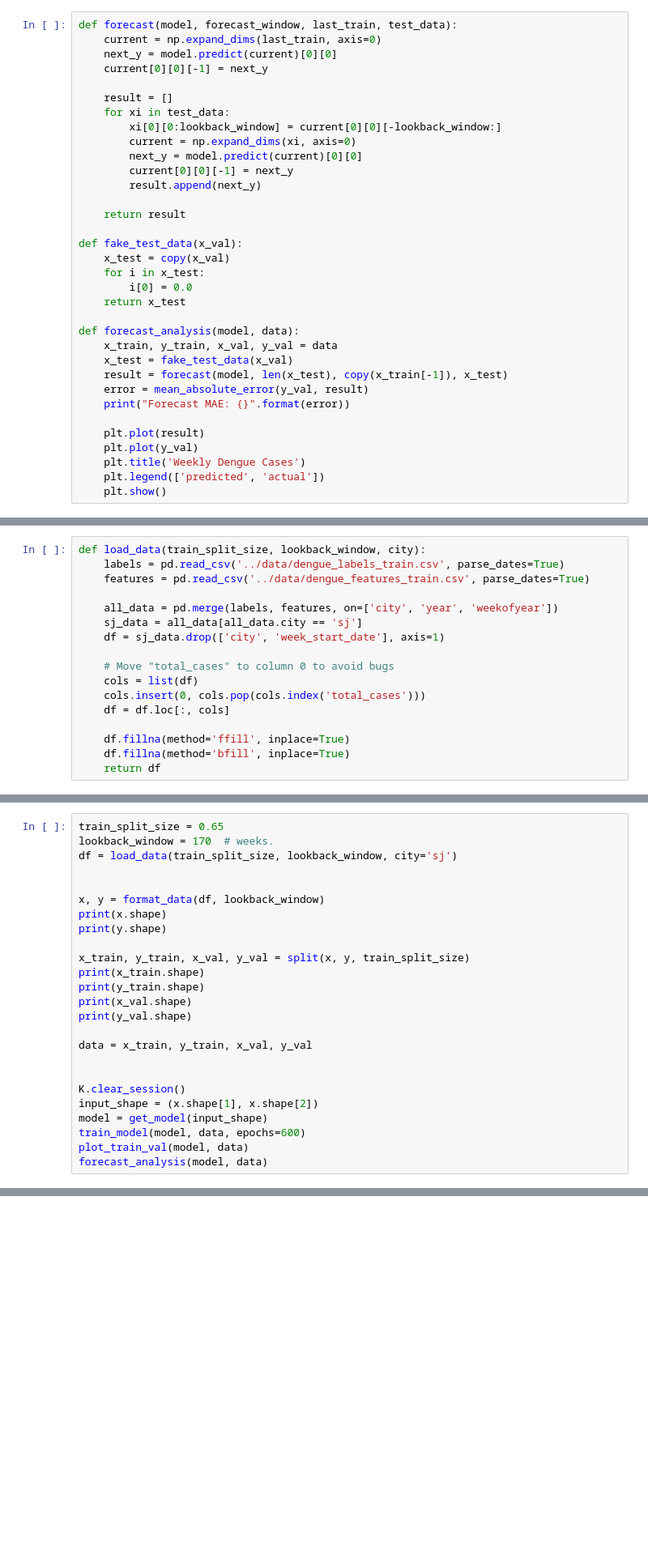
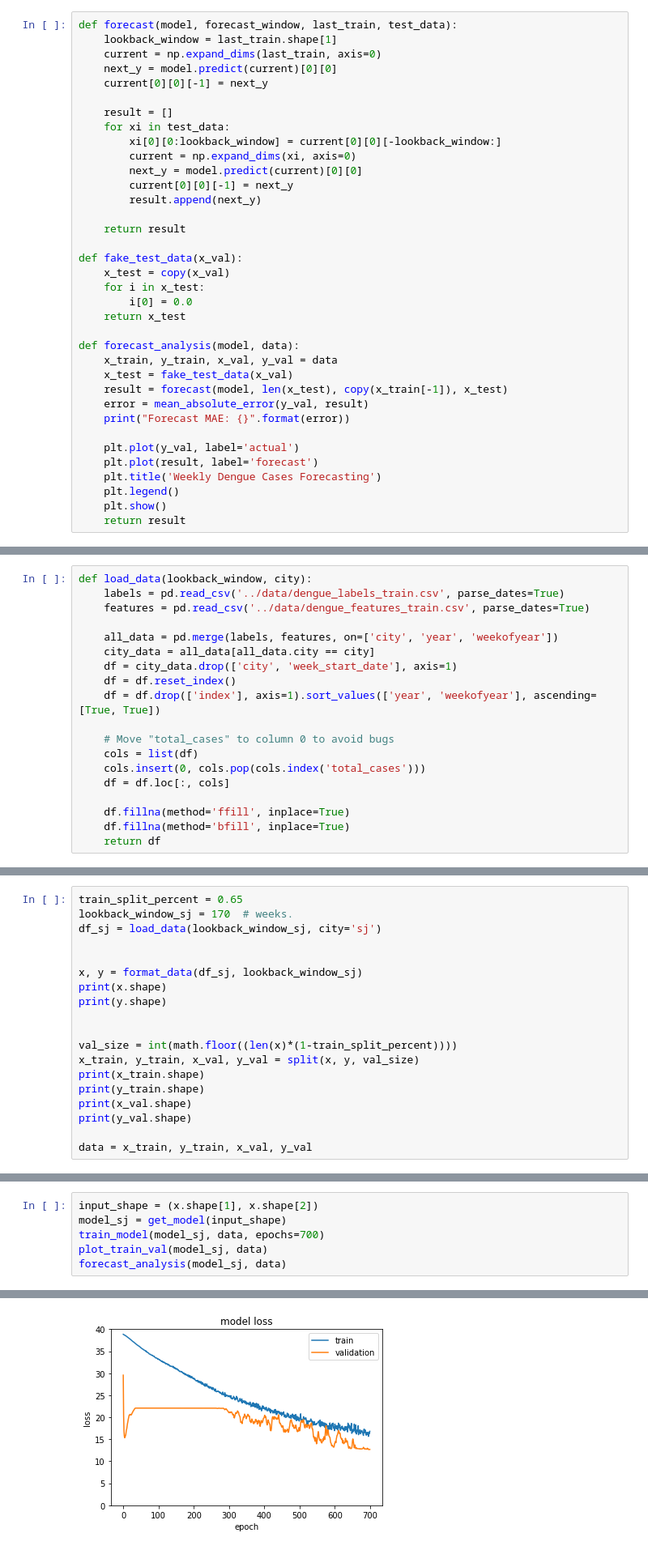
Before and after one commit to jsiloto/dengAI, a Jupyter notebook: analysis/modeling-dnn.ipynb, the cells around one changed output, grey strips where cells are left out. Shown at 81% size. Cells and saved outputs as stored; diff of their text form; blank space fills up the shorter version.

```diff
--- a/analysis/modeling-dnn.ipynb
+++ b/analysis/modeling-dnn.ipynb
@@ -103,6 +101,7 @@ def plot_train_val(model, data):
 ## Forecasting
 # %%
 def forecast(model, forecast_window, last_train, test_data):
+    lookback_window = last_train.shape[1]
     current = np.expand_dims(last_train, axis=0)
     next_y = model.predict(current)[0][0]
     current[0][0][-1] = next_y
@@ -130,11 +129,12 @@ def forecast_analysis(model, data):
     error = mean_absolute_error(y_val, result)
     print("Forecast MAE: {}".format(error))
 
-    plt.plot(result)
-    plt.plot(y_val)
-    plt.title('Weekly Dengue Cases')
-    plt.legend(['predicted', 'actual'])
+    plt.plot(y_val, label='actual')
+    plt.plot(result, label='forecast')
+    plt.title('Weekly Dengue Cases Forecasting')
+    plt.legend()
     plt.show()
+    return result
 # %% [markdown]
 ## Load Data
 - Load data from csv
@@ -142,13 +142,15 @@ def forecast_analysis(model, data):
 - Choose city
 - Remove string columns
 # %%
-def load_data(train_split_size, lookback_window, city):
+def load_data(lookback_window, city):
     labels = pd.read_csv('../data/dengue_labels_train.csv', parse_dates=True)
     features = pd.read_csv('../data/dengue_features_train.csv', parse_dates=True)
 
     all_data = pd.merge(labels, features, on=['city', 'year', 'weekofyear'])
-    sj_data = all_data[all_data.city == 'sj']
-    df = sj_data.drop(['city', 'week_start_date'], axis=1)
+    city_data = all_data[all_data.city == city]
+    df = city_data.drop(['city', 'week_start_date'], axis=1)
+    df = df.reset_index()
+    df = df.drop(['index'], axis=1).sort_values(['year', 'weekofyear'], ascending=[True, True])
 
     # Move "total_cases" to column 0 to avoid bugs
     cols = list(df)
@@ -169,28 +173,22 @@ def load_data(train_split_size, lookback_window, city):
 # %% [markdown]
 ## San Juan
 # %%
-train_split_size = 0.65
-lookback_window = 170  # weeks.
-df = load_data(train_split_size, lookback_window, city='sj')
+train_split_percent = 0.65
+lookback_window_sj = 170  # weeks.
+df_sj = load_data(lookback_window_sj, city='sj')
 
 
-x, y = format_data(df, lookback_window)
+x, y = format_data(df_sj, lookback_window_sj)
 print(x.shape)
 print(y.shape)
 
-x_train, y_train, x_val, y_val = split(x, y, train_split_size)
+
+val_size = int(math.floor((len(x)*(1-train_split_percent))))
+x_train, y_train, x_val, y_val = split(x, y, val_size)
 print(x_train.shape)
 print(y_train.shape)
 print(x_val.shape)
 print(y_val.shape)
 
 data = x_train, y_train, x_val, y_val
-
-
-K.clear_session()
-input_shape = (x.shape[1], x.shape[2])
-model = get_model(input_shape)
-train_model(model, data, epochs=600)
-plot_train_val(model, data)
-forecast_analysis(model, data)
 # %% [output]
@@ -214,0 +201,7 @@ Forecast MAE: 18.491887552343357
+# %%
+input_shape = (x.shape[1], x.shape[2])
+model_sj = get_model(input_shape)
+train_model(model_sj, data, epochs=700)
+plot_train_val(model_sj, data)
+forecast_analysis(model_sj, data)
+# %% [output]
@@ -214,0 +215 @@ Forecast MAE: 18.491887552343357
+[figure, added]
```
Also changed, not shown: parts of 10 cells of this notebook.
